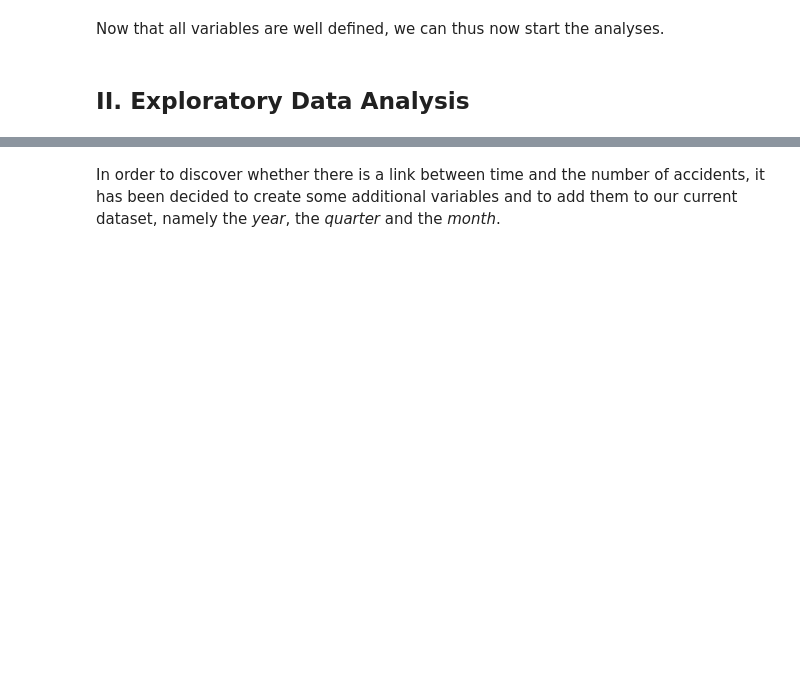
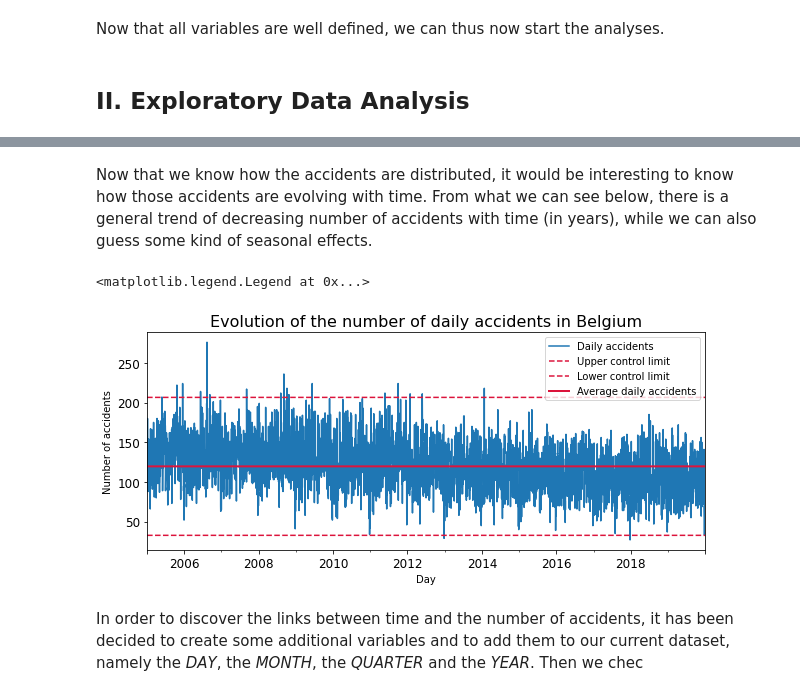
Before and after one commit to fmontoisy/Data-Science-IBM-Coursera, a Jupyter notebook: Final presentation capstone project.ipynb, the cells around one changed output, grey strips where cells are left out. Saved outputs shown, nothing was run; the diff lists cells and outputs as text; code cells hidden in the pictures; blank space fills up the shorter version.

```diff
--- a/Final presentation capstone project.ipynb
+++ b/Final presentation capstone project.ipynb
@@ -119,2 +123,26 @@ sns.distplot(df_accidents['DT_HOUR'])
+# %% [markdown]
+Now that we know how the accidents are distributed, it would be interesting to know how those accidents are evolving with time.
+From what we can see below, there is a general trend of decreasing number of accidents with time (in years), while we can also guess some kind of seasonal effects.
+# %%
+daily_accidents = pd.DataFrame(df_accidents.resample('D').size())
+daily_accidents['MEAN'] = df_accidents.resample('D').size().mean()
+daily_accidents['STD'] = df_accidents.resample('D').size().std()
+upper_interval = daily_accidents['MEAN'] + 3 * accidents_daily['STD']
+lower_interval = daily_accidents['MEAN'] - 3 * accidents_daily['STD']
+
+plt.figure(figsize=(10,4))
+df_accidents.resample('D').size().plot(label='Daily accidents')
+upper_interval.plot(color='crimson', ls='--', linewidth=1.5, label='Upper control limit')
+lower_interval.plot(color='crimson', ls='--', linewidth=1.5, label='Lower control limit')
+accidents_daily['MEAN'].plot(color='crimson', linewidth=2, label='Average daily accidents')
+
+plt.title('Evolution of the number of daily accidents in Belgium', fontsize=16)
+plt.xlabel('Day')
+plt.ylabel('Number of accidents')
+plt.tick_params(labelsize=12)
+plt.legend(prop={'size':10})
+# %% [output]
+<matplotlib.legend.Legend at 0x...>
+[figure, added]
 # %% [markdown]
-In order to discover whether there is a link between time and the number of accidents, it has been decided to create some additional variables and to add them to our current dataset, namely the _year_, the _quarter_ and the _month_.
+In order to discover the links between time and the number of accidents, it has been decided to create some additional variables and to add them to our current dataset, namely the _DAY_, the _MONTH_, the _QUARTER_ and the _YEAR_. Then we chec
```
Also changed, not shown: parts of 8 cells of this notebook.
